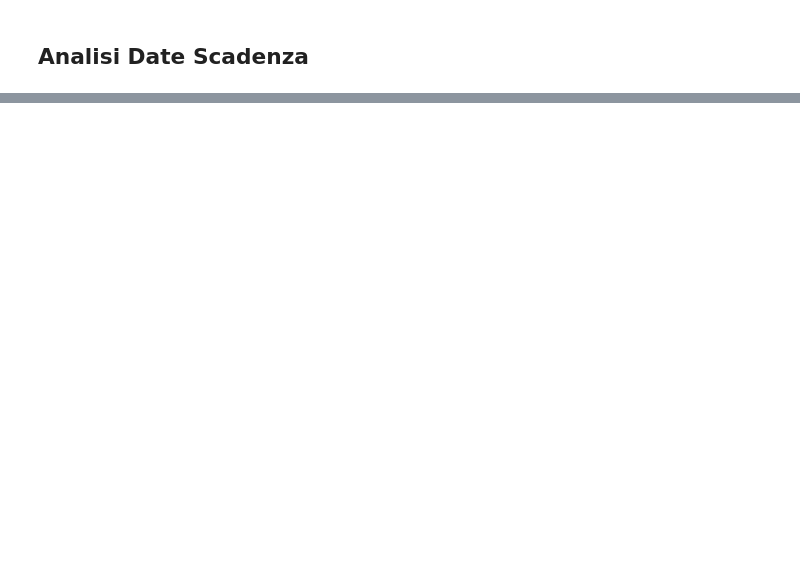
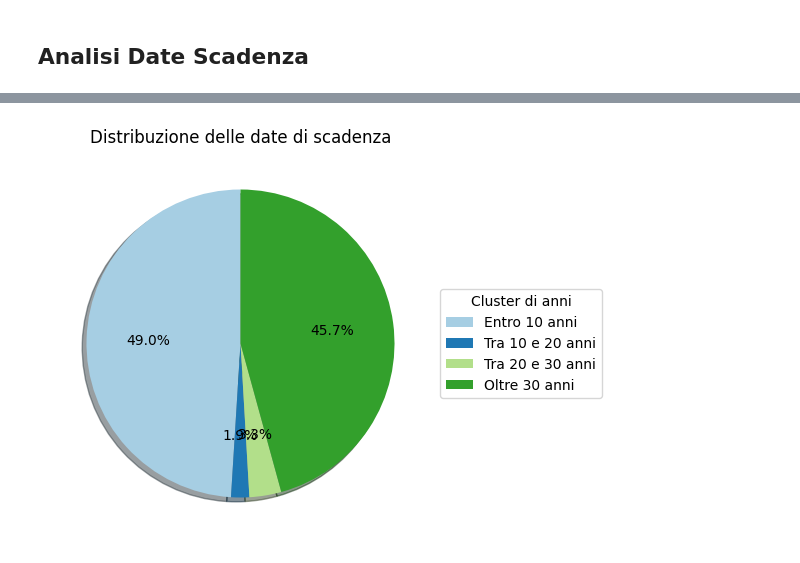
Before and after one commit to pagopa/pagopa-qa, a Jupyter notebook: data analysis/Analisi Dati GoLive RTP.ipynb, the cells around one changed output, grey strips where cells are left out. Saved outputs shown, nothing was run; the diff lists cells and outputs as text; code cells hidden in the pictures; blank space fills up the shorter version.

```diff
--- a/data analysis/Analisi Dati GoLive RTP.ipynb
+++ b/data analysis/Analisi Dati GoLive RTP.ipynb
@@ -424,0 +321,93 @@ Tra 10 e 20 anni: 97239 record (1.86%)
+# %%
+import pandas as pd
+import matplotlib.pyplot as plt
+from datetime import datetime, timedelta, timezone
+from tqdm import tqdm
+from collections import Counter
+
+def analyze_due_dates(df):
+    total = len(df)
+    if total == 0:
+        print("Nessun record presente nel dataset.")
+        return
+
+    # Debug: stampa il primo record se esiste
+    if 'due_date' in df.columns and not df['due_date'].empty:
+        print("Primo record:", df.iloc[0]['due_date'])
+
+    # Definisci la data attuale
+    today = datetime.now(timezone.utc)
+
+    # Definisci i cluster di anni
+    clusters = {
+        "Entro 10 anni": 10,
+        "Tra 10 e 20 anni": 20,
+        "Tra 20 e 30 anni": 30,
+        "Oltre 30 anni": float('inf')
+    }
+
+    # Conta i record per ciascun cluster e lista per le company "Oltre 30 anni"
+    cluster_counts = {key: [] for key in clusters.keys()}
+    over_30_companies = []
+
+    # Iteriamo sul dataframe considerando sia la data che il nome dell'azienda
+    # Filtriamo i record che hanno la data non nulla
+    df_filtered = df.dropna(subset=['due_date'])
+
+    for _, row in tqdm(df_filtered.iterrows(), total=len(df_filtered), desc="Elaborazione record", unit=" record"):
+        try:
+            date_val = row['due_date']
+            company = row['company_name']
+
+            # Converti da microsecondi a secondi
+            timestamp_seconds = date_val / 1_000_000
+
+            # Converte in datetime
+            date_converted = datetime.fromtimestamp(timestamp_seconds, tz=timezone.utc)
+
+            # Calcolo differenza in anni
+            delta_years = (date_converted - today).total_seconds() / (365 * 24 * 3600)
+
+            for cluster, years in clusters.items():
+                if delta_years <= years:
+                    cluster_counts[cluster].append(date_converted.strftime("%d/%m/%Y"))
+
+                    # Se il cluster è "Oltre 30 anni", salviamo la company
+                    if cluster == "Oltre 30 anni":
+                        over_30_companies.append(company)
+                    break
+        except Exception:
+            continue
+
+    # 1. Stampa i risultati dei cluster
+    print("\n--- ANALISI CLUSTER TEMPORALI ---")
+    for cluster, dates in cluster_counts.items():
+        count = len(dates)
+        print(f"{cluster}: {count} record ({count / total * 100:.2f}%)")
+
+        if cluster != "Entro 10 anni" and count > 0:
+            date_counts = Counter(dates)
+            for date, freq in date_counts.items():
+                print(f"  - {date} {freq}")
+
+    # 2. Creazione grafico a torta
+    plt.figure(figsize=(8, 5))
+    counts = [len(dates) for dates in cluster_counts.values()]
+    plt.pie(counts, autopct='%1.1f%%', colors=plt.cm.Paired.colors, shadow=True, startangle=90)
+    plt.legend(cluster_counts.keys(), title="Cluster di anni", loc="center left", bbox_to_anchor=(1, 0.5), fontsize=10)
+    plt.title("Distribuzione delle date di scadenza")
+    plt.subplots_adjust(right=0.7)
+    plt.show()
+
+    # 3. Analisi Top 10 Company (Oltre 30 anni) - AGGIUNTA
+    print("\n--- TOP 10 COMPANY CON SCADENZE OLTRE 30 ANNI ---")
+    if over_30_companies:
+        top_companies = Counter(over_30_companies).most_common(10)
+        for i, (name, count) in enumerate(top_companies, 1):
+            print(f"{i}. {name}: {count} record")
+    else:
+        print("Nessun record trovato con scadenza superiore a 30 anni.")
+
+# Esempio di chiamata (assumendo che 'dataframe' sia definito)
+analyze_due_dates(dataframe)
+# %% [output]
@@ -424,0 +432 @@ Tra 10 e 20 anni: 97239 record (1.86%)
+[figure, added]
```
Also changed, not shown: parts of 4 cells of this notebook.
